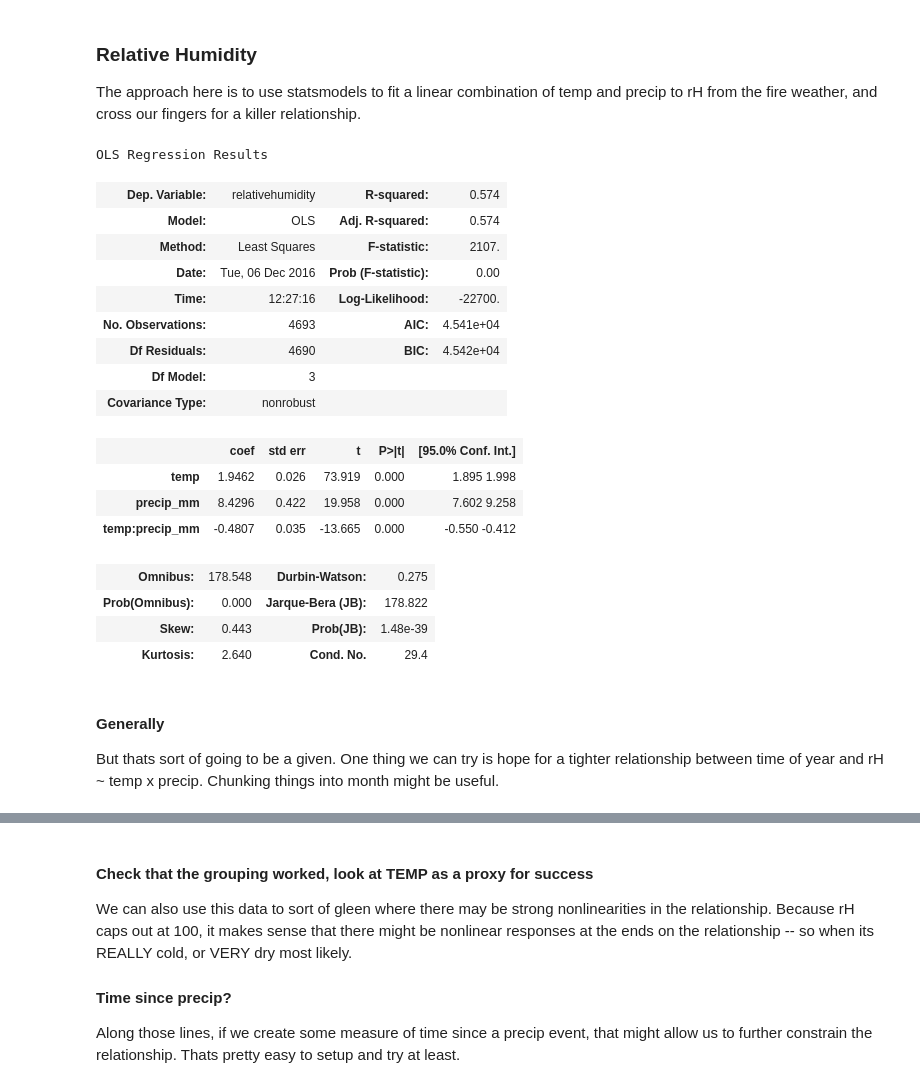
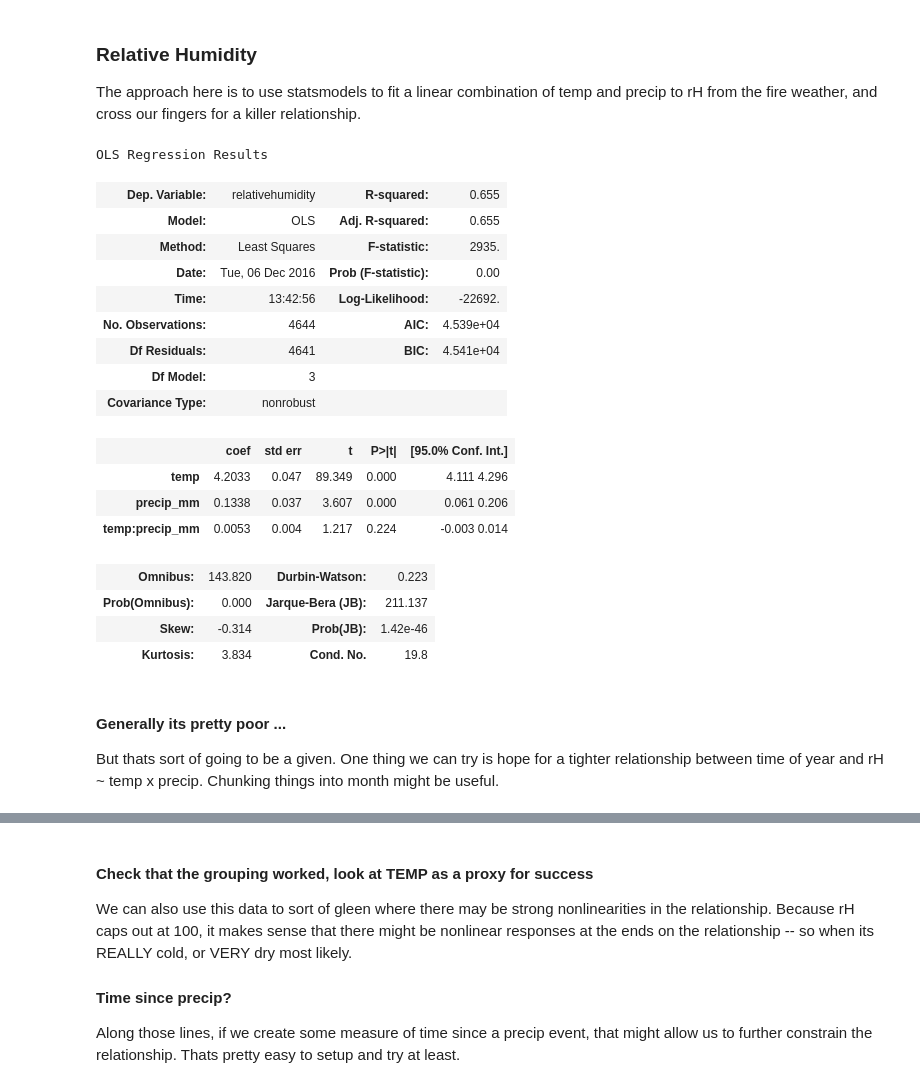
Before and after one commit to djkrofch/DinkeyCreek, a Jupyter notebook: ProjectedClimate.ipynb, the cells around one changed output, grey strips where cells are left out. Saved outputs shown, nothing was run; the diff lists cells and outputs as text; code cells hidden in the pictures.

```diff
--- a/ProjectedClimate.ipynb
+++ b/ProjectedClimate.ipynb
@@ -434,38 +434,34 @@ The approach here is to use statsmodels to fit a linear combination of temp and
 # %%
 # Read in the RAWS weather for the three fire regions
 rawsDIR = 'Z:/Dan K/DinkeyCreek/Fire Weather/'
-FR1 = pd.read_csv(rawsDIR + 'FR1_RawsWeatherS_Final.csv')
-FR2 = pd.read_csv(rawsDIR + 'FR2_RawsWeatherS_Final.csv')
-FR3 = pd.read_csv(rawsDIR + 'FR3_RawsWeatherS_Final.csv')
-
-# Setup the predictors
-X1 = FR1.temp
-x2 = FR1.precip_mm
-
+FR1 = pd.read_csv(rawsDIR + 'FR1_RawsWeather.csv')
+FR2 = pd.read_csv(rawsDIR + 'FR2_RawsWeather.csv')
+FR3 = pd.read_csv(rawsDIR + 'FR3_RawsWeather.csv')
+FRS = pd.read_csv(rawsDIR + 'FR1_RawsWeatherS_Final.csv')
 # Run the OLS model, including the interaction term
 mod = smf.ols(formula='relativehumidity ~ temp * precip_mm -1', data=FR1).fit()
 mod.summary()
 # %% [output]
 OLS Regression Results
-| Dep. Variable: | relativehumidity | R-squared: | 0.574 |
-| Model: | OLS | Adj. R-squared: | 0.574 |
-| Method: | Least Squares | F-statistic: | 2107. |
+| Dep. Variable: | relativehumidity | R-squared: | 0.655 |
+| Model: | OLS | Adj. R-squared: | 0.655 |
+| Method: | Least Squares | F-statistic: | 2935. |
 | Date: | Tue, 06 Dec 2016 | Prob (F-statistic): | 0.00 |
-| Time: | 12:27:16 | Log-Likelihood: | -22700. |
-| No. Observations: | 4693 | AIC: | 4.541e+04 |
-| Df Residuals: | 4690 | BIC: | 4.542e+04 |
+| Time: | 13:42:56 | Log-Likelihood: | -22692. |
+| No. Observations: | 4644 | AIC: | 4.539e+04 |
+| Df Residuals: | 4641 | BIC: | 4.541e+04 |
 | Df Model: | 3 |  |  |
 | Covariance Type: | nonrobust |  |  |
 |  | coef | std err | t | P>|t| | [95.0% Conf. Int.] |
-| temp | 1.9462 | 0.026 | 73.919 | 0.000 | 1.895 1.998 |
-| precip_mm | 8.4296 | 0.422 | 19.958 | 0.000 | 7.602 9.258 |
-| temp:precip_mm | -0.4807 | 0.035 | -13.665 | 0.000 | -0.550 -0.412 |
+| temp | 4.2033 | 0.047 | 89.349 | 0.000 | 4.111 4.296 |
+| precip_mm | 0.1338 | 0.037 | 3.607 | 0.000 | 0.061 0.206 |
+| temp:precip_mm | 0.0053 | 0.004 | 1.217 | 0.224 | -0.003 0.014 |
-| Omnibus: | 178.548 | Durbin-Watson: | 0.275 |
-| Prob(Omnibus): | 0.000 | Jarque-Bera (JB): | 178.822 |
-| Skew: | 0.443 | Prob(JB): | 1.48e-39 |
-| Kurtosis: | 2.640 | Cond. No. | 29.4 |
+| Omnibus: | 143.820 | Durbin-Watson: | 0.223 |
+| Prob(Omnibus): | 0.000 | Jarque-Bera (JB): | 211.137 |
+| Skew: | -0.314 | Prob(JB): | 1.42e-46 |
+| Kurtosis: | 3.834 | Cond. No. | 19.8 |
 # %% [markdown]
-#### Generally
+#### Generally its pretty poor ...
 But thats sort of going to be a given. One thing we can try is hope for a tighter relationship between time of year and rH ~ temp x precip. Chunking things into month might be useful.
 # %%
 # Create a month index for the fireweather dataframe
```
Also changed, not shown: parts of 7 cells of this notebook.
